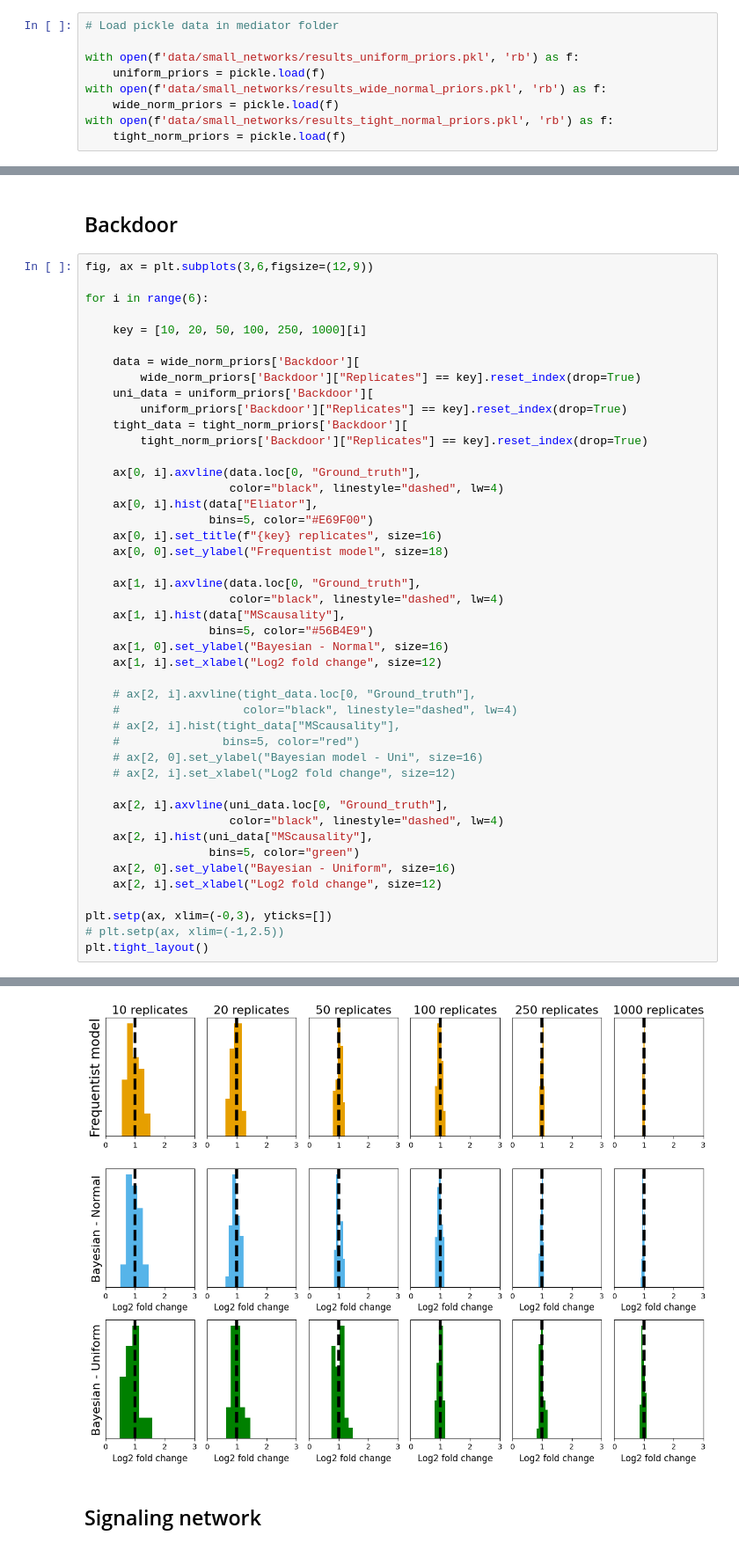
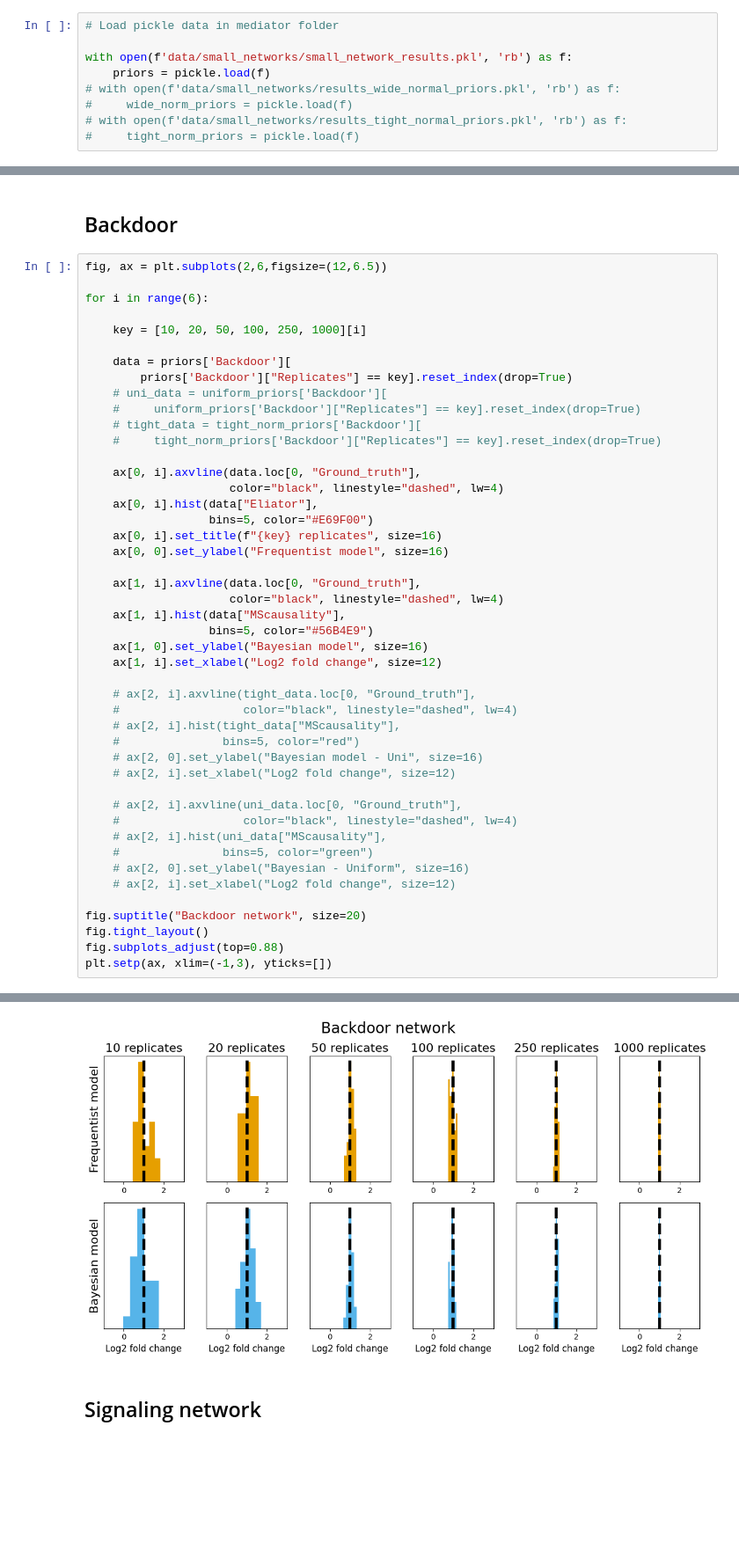
Before and after one commit to devonjkohler/Causomic, a Jupyter notebook: vignettes/methods_paper/Supplementary_analysis.ipynb, the cells around one changed output, grey strips where cells are left out. Shown at 88% size. Drawn from its saved outputs; the diff is of its cells as text; blank space fills up the shorter version.

```diff
--- a/vignettes/methods_paper/Supplementary_analysis.ipynb
+++ b/vignettes/methods_paper/Supplementary_analysis.ipynb
@@ -15,10 +15,10 @@ import matplotlib.pyplot as plt
 # %%
 # Load pickle data in mediator folder
 
-with open(f'data/small_networks/results_uniform_priors.pkl', 'rb') as f:
-    uniform_priors = pickle.load(f)
-with open(f'data/small_networks/results_wide_normal_priors.pkl', 'rb') as f:
-    wide_norm_priors = pickle.load(f)
-with open(f'data/small_networks/results_tight_normal_priors.pkl', 'rb') as f:
-    tight_norm_priors = pickle.load(f)
+with open(f'data/small_networks/small_network_results.pkl', 'rb') as f:
+    priors = pickle.load(f)
+# with open(f'data/small_networks/results_wide_normal_priors.pkl', 'rb') as f:
+#     wide_norm_priors = pickle.load(f)
+# with open(f'data/small_networks/results_tight_normal_priors.pkl', 'rb') as f:
+#     tight_norm_priors = pickle.load(f)
 # %%
@@ -103,31 +102,31 @@ plt.tight_layout()
 # %% [markdown]
 ## Backdoor
 # %%
-fig, ax = plt.subplots(3,6,figsize=(12,9))
+fig, ax = plt.subplots(2,6,figsize=(12,6.5))
 
 for i in range(6):
 
     key = [10, 20, 50, 100, 250, 1000][i]
 
-    data = wide_norm_priors['Backdoor'][
-        wide_norm_priors['Backdoor']["Replicates"] == key].reset_index(drop=True)
-    uni_data = uniform_priors['Backdoor'][
-        uniform_priors['Backdoor']["Replicates"] == key].reset_index(drop=True)
-    tight_data = tight_norm_priors['Backdoor'][
-        tight_norm_priors['Backdoor']["Replicates"] == key].reset_index(drop=True)
+    data = priors['Backdoor'][
+        priors['Backdoor']["Replicates"] == key].reset_index(drop=True)
+    # uni_data = uniform_priors['Backdoor'][
+    #     uniform_priors['Backdoor']["Replicates"] == key].reset_index(drop=True)
+    # tight_data = tight_norm_priors['Backdoor'][
+    #     tight_norm_priors['Backdoor']["Replicates"] == key].reset_index(drop=True)
 
     ax[0, i].axvline(data.loc[0, "Ground_truth"],
                      color="black", linestyle="dashed", lw=4)
     ax[0, i].hist(data["Eliator"],
                   bins=5, color="#E69F00")
     ax[0, i].set_title(f"{key} replicates", size=16)
-    ax[0, 0].set_ylabel("Frequentist model", size=18)
+    ax[0, 0].set_ylabel("Frequentist model", size=16)
 
     ax[1, i].axvline(data.loc[0, "Ground_truth"],
                      color="black", linestyle="dashed", lw=4)
     ax[1, i].hist(data["MScausality"],
                   bins=5, color="#56B4E9")
-    ax[1, 0].set_ylabel("Bayesian - Normal", size=16)
+    ax[1, 0].set_ylabel("Bayesian model", size=16)
     ax[1, i].set_xlabel("Log2 fold change", size=12)
 
     # ax[2, i].axvline(tight_data.loc[0, "Ground_truth"],
@@ -137,14 +136,15 @@ for i in range(6):
     # ax[2, 0].set_ylabel("Bayesian model - Uni", size=16)
     # ax[2, i].set_xlabel("Log2 fold change", size=12)
 
-    ax[2, i].axvline(uni_data.loc[0, "Ground_truth"],
-                     color="black", linestyle="dashed", lw=4)
-    ax[2, i].hist(uni_data["MScausality"],
-                  bins=5, color="green")
-    ax[2, 0].set_ylabel("Bayesian - Uniform", size=16)
-    ax[2, i].set_xlabel("Log2 fold change", size=12)
+    # ax[2, i].axvline(uni_data.loc[0, "Ground_truth"],
+    #                  color="black", linestyle="dashed", lw=4)
+    # ax[2, i].hist(uni_data["MScausality"],
+    #               bins=5, color="green")
+    # ax[2, 0].set_ylabel("Bayesian - Uniform", size=16)
+    # ax[2, i].set_xlabel("Log2 fold change", size=12)
 
-plt.setp(ax, xlim=(-0,3), yticks=[])
-# plt.setp(ax, xlim=(-1,2.5))
-plt.tight_layout()
+fig.suptitle("Backdoor network", size=20)
+fig.tight_layout()
+fig.subplots_adjust(top=0.88)
+plt.setp(ax, xlim=(-1,3), yticks=[])
 # %% [output]
@@ -151,3 +168,3 @@ plt.tight_layout()
-[figure, old version]
+[figure, new version]
 # %% [markdown]
 ## Signaling network
```
Also changed, not shown: parts of 14 cells of this notebook, 17 other files.
